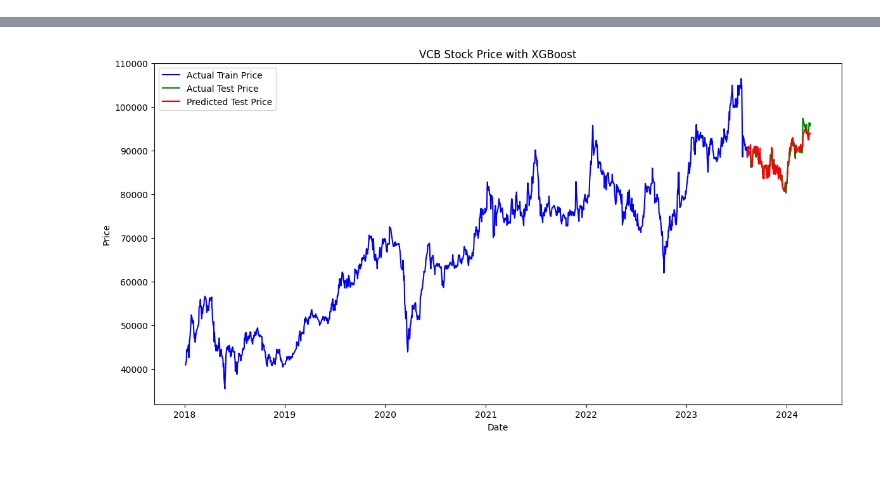
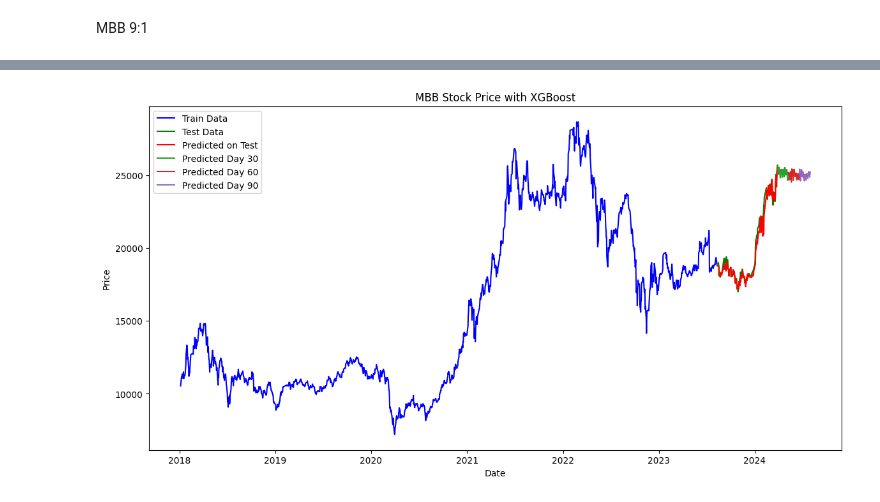
Before and after one commit to Duonglthuy1204/IS403_O21_16, a Jupyter notebook: Model/XGBOOST.ipynb, the cells around one changed output, grey strips where cells are left out. Saved outputs shown, nothing was run; the diff lists cells and outputs as text; code cells hidden in the pictures; blank space fills up the shorter version.

Commit message:
XGBoost_final1

```diff
--- a/Model/XGBOOST.ipynb
+++ b/Model/XGBOOST.ipynb
@@ -173,84 +599,116 @@ RMSE: 3466.83
+# %% [markdown]
+MBB 9:1
 # %%
 import pandas as pd
 import numpy as np
 import xgboost as xgb
 from sklearn.model_selection import train_test_split
 from sklearn.metrics import mean_squared_error
+from sklearn.metrics import mean_absolute_error
 import matplotlib.pyplot as plt
 
-# Giả sử bạn đã tải dữ liệu vào DataFrame df
-df = pd.read_csv('/content/VCB Historical Data.csv')
+# Load data into DataFrame df
+df = pd.read_csv('../Dataset/MBB Historical Data.csv')
 
-# Đổi kiểu dữ liệu cột Date và đặt Index
+# Convert Date column to datetime and set it as index
 df['Date'] = pd.to_datetime(df['Date'])
 
-# Chuyển đổi các cột khác sang dạng số nếu cần thiết
+# Convert other columns to numeric if necessary
 df['Price'] = df['Price'].str.replace(',', '').astype(float)
 
-# Sắp xếp dữ liệu theo thời gian từ quá khứ đến hiện tại
+# Sort data by time from past to present
 df.sort_values(by='Date', inplace=True)
 
-# Tạo các đặc trưng thời gian từ cột Date
+# Create time features from Date column
 df['day'] = df['Date'].dt.day
 df['month'] = df['Date'].dt.month
 df['year'] = df['Date'].dt.year
 df['day_of_week'] = df['Date'].dt.dayofweek
 
-# Tạo các đặc trưng lag để bắt các mẫu trong quá khứ
+# Create lag features to capture patterns in the past
 df['price_lag1'] = df['Price'].shift(1)
 df['price_lag2'] = df['Price'].shift(2)
 df['price_lag3'] = df['Price'].shift(3)
 
-# Loại bỏ các hàng có giá trị NaN do việc tạo đặc trưng lag
+# Remove rows with NaN values due to lag feature creation
 df.dropna(inplace=True)
 
-# Chọn các đặc trưng và nhãn (label)
+# Select features and label
 features = ['day', 'month', 'year', 'day_of_week', 'price_lag1', 'price_lag2', 'price_lag3']
 X = df[features]
 y = df['Price']
 
-# Chia dữ liệu thành tập huấn luyện và tập kiểm tra
+# Split data into training and test sets
 X_train, X_test, y_train, y_test = train_test_split(X, y, test_size=0.1, shuffle=False)
 
-# Chuyển đổi dữ liệu sang định dạng DMatrix của XGBoost
+# Convert data to XGBoost DMatrix format
 dtrain = xgb.DMatrix(X_train, label=y_train)
 dtest = xgb.DMatrix(X_test, label=y_test)
 
-# Định nghĩa tham số cho mô hình XGBoost
+# Define parameters for XGBoost model
 params = {
     'booster': 'gbtree',
-    'objective': 'reg:squarederror',  # Mục tiêu hồi quy
+    'objective': 'reg:squarederror',  # Regression objective
     'eta': 0.1,
     'max_depth': 5,
     'eval_metric': 'rmse'
 }
 
-# Số vòng lặp huấn luyện
+# Number of training rounds
 num_round = 100
 
-# Huấn luyện mô hình
+# Train the model
 bst = xgb.train(params, dtrain, num_round)
 
-# Dự đoán trên tập kiểm tra
+# Make predictions on the test set
 y_pred = bst.predict(dtest)
 
-# Đánh giá mô hình
+# Evaluate the model
 rmse = np.sqrt(mean_squared_error(y_test, y_pred))
 print(f'RMSE: {rmse:.2f}')
 
+# Calculate MAE
+mae = mean_absolute_error(y_test, y_pred)
+print(f'MAE: {mae:.2f}')
 
+# Calculate MAPE
+mape = np.mean(np.abs((y_test - y_pred) / y_test)) * 100
+print(f'MAPE: {mape:.2f}%')
+# Plotting
 plt.figure(figsize=(14, 7))
 
-# Vẽ tập huấn luyện
-plt.plot(df['Date'].iloc[:len(y_train)], y_train, label='Actual Train Price', color='blue')
+# Plot the training set
+plt.plot(df['Date'].iloc[:len(y_train)], y_train, label='Train Data', color='blue')
 
-# Vẽ tập kiểm tra
-plt.plot(df['Date'].iloc[len(y_train):], y_test, label='Actual Test Price', color='green')
-plt.plot(df['Date'].iloc[len(y_train):], y_pred, label='Predicted Test Price', color='red')
+# Plot the test set
+plt.plot(df['Date'].iloc[len(y_train):], y_test, label='Test Data', color='green')
+plt.plot(df['Date'].iloc[len(y_train):], y_pred, label='Predicted on Test', color='red')
+
+# Additional predictions for the next 90 days
+last_test_date = df['Date'].iloc[len(y_train) + len(y_test) - 1]
+future_dates = pd.date_range(start=last_test_date + pd.Timedelta(days=1), periods=90, freq='B')
+future_df = pd.DataFrame({'Date': future_dates})
+future_df['day'] = future_df['Date'].dt.day
+future_df['month'] = future_df['Date'].dt.month
+future_df['year'] = future_df['Date'].dt.year
+future_df['day_of_week'] = future_df['Date'].dt.dayofweek
+future_df['price_lag1'] = df['Price'].iloc[-1]
+future_df['price_lag2'] = df['Price'].iloc[-2]
+future_df['price_lag3'] = df['Price'].iloc[-3]
+d_future = xgb.DMatrix(future_df[features])
+future_pred = bst.predict(d_future)
+
+# Divide the next 90 days into 3 periods of 30 days each and plot with different colors
+future_len = len(future_dates)
+segment_len = future_len // 3
+for i in range(3):
+    start_idx = i * segment_len
+    end_idx = (i + 1) * segment_len if i < 2 else future_len
+    plt.plot(future_df['Date'].iloc[start_idx:end_idx], future_pred[start_idx:end_idx], color=f'C{i+2}', label=f'Predicted Day {(i+1)*30}')
 
 plt.xlabel('Date')
 plt.ylabel('Price')
-plt.title('VCB Stock Price with XGBoost')
+plt.title('MBB Stock Price with XGBoost')
 plt.legend()
 plt.show()
 # %% [output]
@@ -258 +718 @@ RMSE: 1426.46
-[figure, old version]
+[figure, new version]
```
Also changed, not shown: parts of 23 cells of this notebook.
